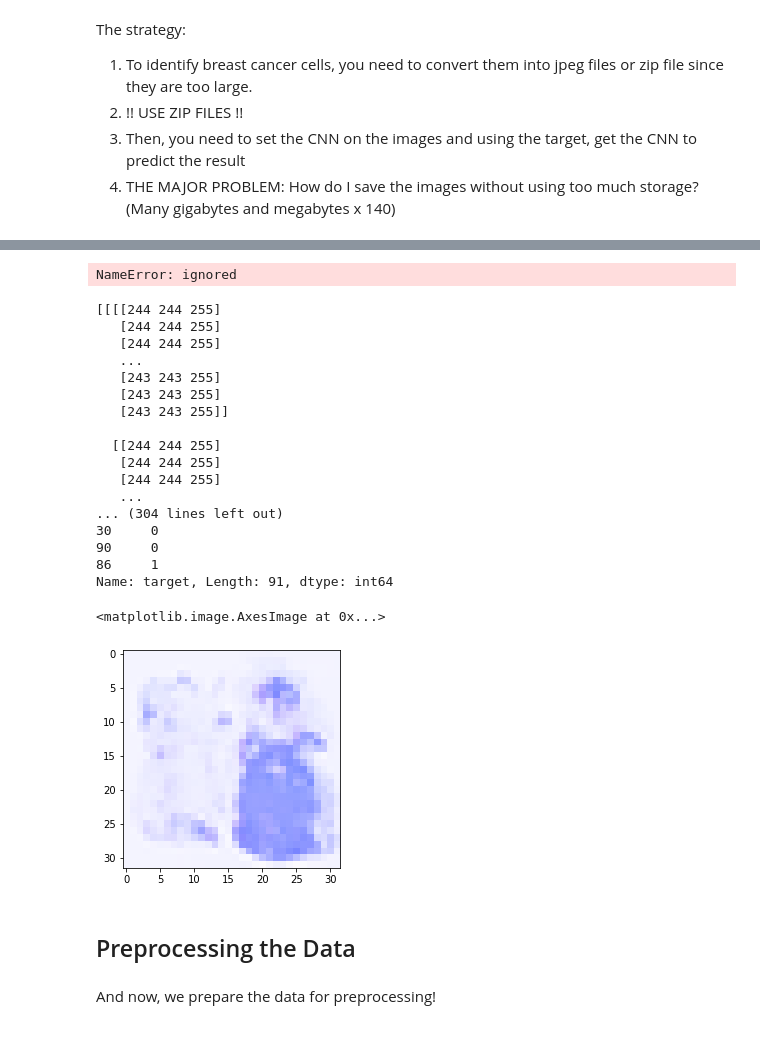
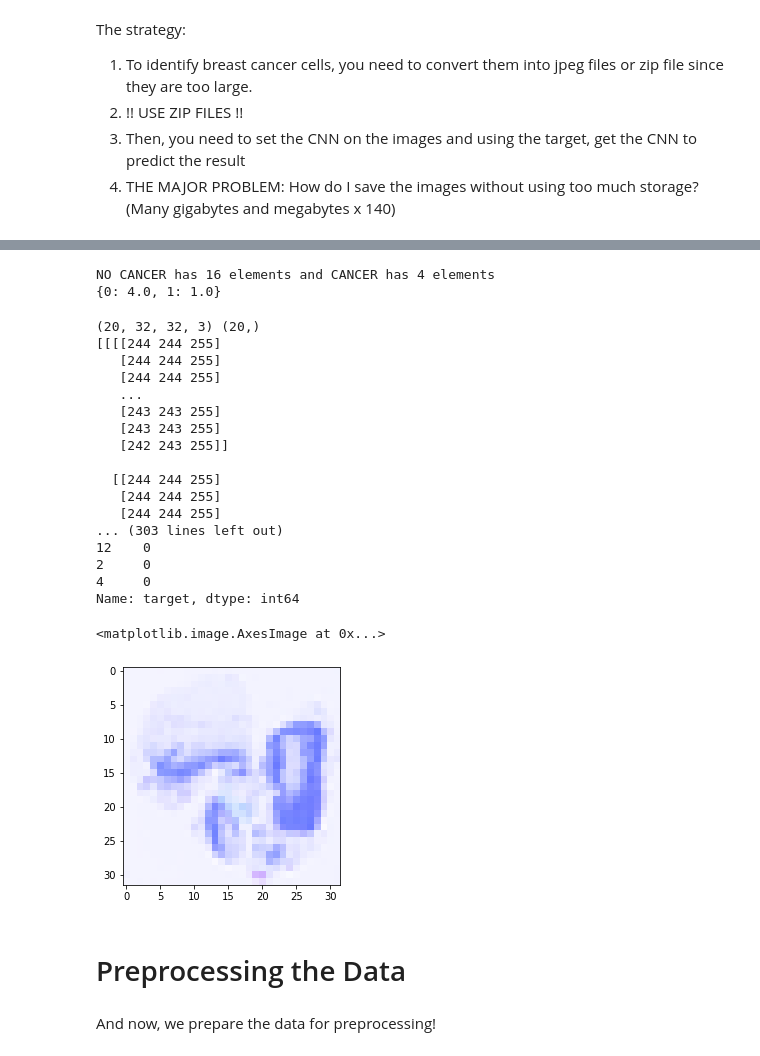
Before and after one commit to AstroNoodles/Mini-Projects, a Jupyter notebook: Parallel_Sync_CNN_Research.ipynb, the cells around one changed output, grey strips where cells are left out. Saved outputs shown, nothing was run; the diff lists cells and outputs as text; code cells hidden in the pictures.

Commit message:
New update to reflect imbalanced data

```diff
--- a/Parallel_Sync_CNN_Research.ipynb
+++ b/Parallel_Sync_CNN_Research.ipynb
@@ -133,20 +75,8 @@ print(a)
 # %%
 # The Image Data
 import tarfile
+import zipfile
 import os
-
-images = tarfile.open(name='Output1.tar.gz')
-images.extractall()
-
-found_dir = "Output"
-
-def test_text():
-  for file in os.listdir(found_dir):
-    with open(found_dir + os.sep + file, 'rb') as fn:
-      print(fn)
-      content = fn.readlines()
-      for i in content:
-        print(i.decode('latin_1'))
 
 def open_slides(slide_dir="."):
   for slide in os.listdir(slide_dir):
@@ -154,14 +84,17 @@ def open_slides(slide_dir="."):
       print(slide)
       slide_dir_i = tarfile.open(slide)
       slide_dir_i.extractall(slide_dir)
+    elif slide.endswith(".zip"):
+      print(slide)
+      zip_file_i = zipfile.ZipFile(slide)
+      zip_file_i.extractall(slide_dir)
 
-def to_np_array(image_dir="."):
+def to_np_array(image_dir=".", indicator="Output"):
   output_arr = []
   # Note that the output files should be named 'Output#'
-  # NOTE: GET ALL THE TAR FILES TO DRIVE
   for item in os.listdir(image_dir):
-    if os.path.isdir(item) and 'Output' in item:
-      new_dir = os.sep.join([image_dir, item])
+    if os.path.isdir(item) and indicator in item:
+      new_dir = os.sep.join([image_dir, item, "Output"])
       print(item)
       print(new_dir)
       for image in os.listdir(new_dir):
@@ -199,5 +154,11 @@ NameError: ignored
-# %%
-from collections import Counter
-Counter(target['target'])
-# %% [output]
-NameError: ignored
+# %%
+no = test_target[test_target == 0]
+yes = test_target[test_target == 1]
+
+print(f"NO CANCER has {len(no)} elements and CANCER has {len(yes)} elements")
+
+class_weights = {0: len(no) / len(yes), 1: len(yes) / len(yes)}
+print(class_weights)
+# %% [output]
+NO CANCER has 16 elements and CANCER has 4 elements
+{0: 4.0, 1: 1.0}
@@ -204,33 +169,37 @@ NameError: ignored
 # %%
 # Shuffle and split the data
-x_train, x_test, y_train, y_test = train_test_split(test_x, test_target, test_size=.3)
+print(X.shape, test_target.shape)
+x_train, x_test, y_train, y_test = train_test_split(X, test_target, test_size=.4,
+                                                    random_state=42)
+x_train, x_val, y_train, y_val = train_test_split(x_train, y_train,
+                                                  test_size=.2, random_state=42)
 print(x_train)
 print()
 print(y_train)
 
 plt.imshow(x_train[0])
 # %% [output]
+(20, 32, 32, 3) (20,)
 [[[[244 244 255]
    [244 244 255]
    [244 244 255]
    ...
    [243 243 255]
    [243 243 255]
-   [243 243 255]]
+   [242 243 255]]
 
   [[244 244 255]
    [244 244 255]
    [244 244 255]
-   ...
-... (304 lines left out)
-30     0
-90     0
-86     1
-Name: target, Length: 91, dtype: int64
+... (303 lines left out)
+12    0
+2     0
+4     0
+Name: target, dtype: int64
 <matplotlib.image.AxesImage at 0x...>
-[figure, old version]
+[figure, new version]
 # %% [markdown]
-## Preprocessing the Data
+# Preprocessing the Data
 # %%
 def smooth_label(labels, epsillion):
   """ Adds a smooth labeling to all the one-hot encoded labels to prevent overfitting
```
Also changed, not shown: parts of 26 cells of this notebook.
